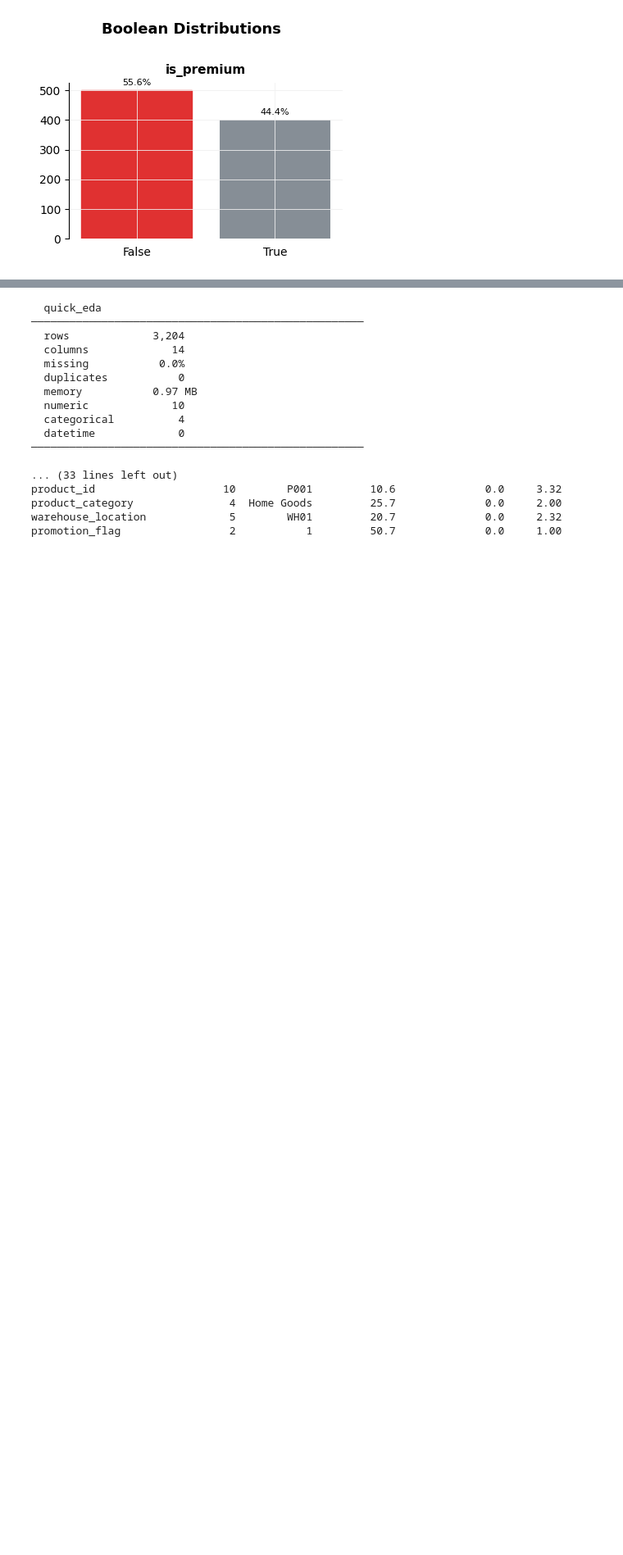
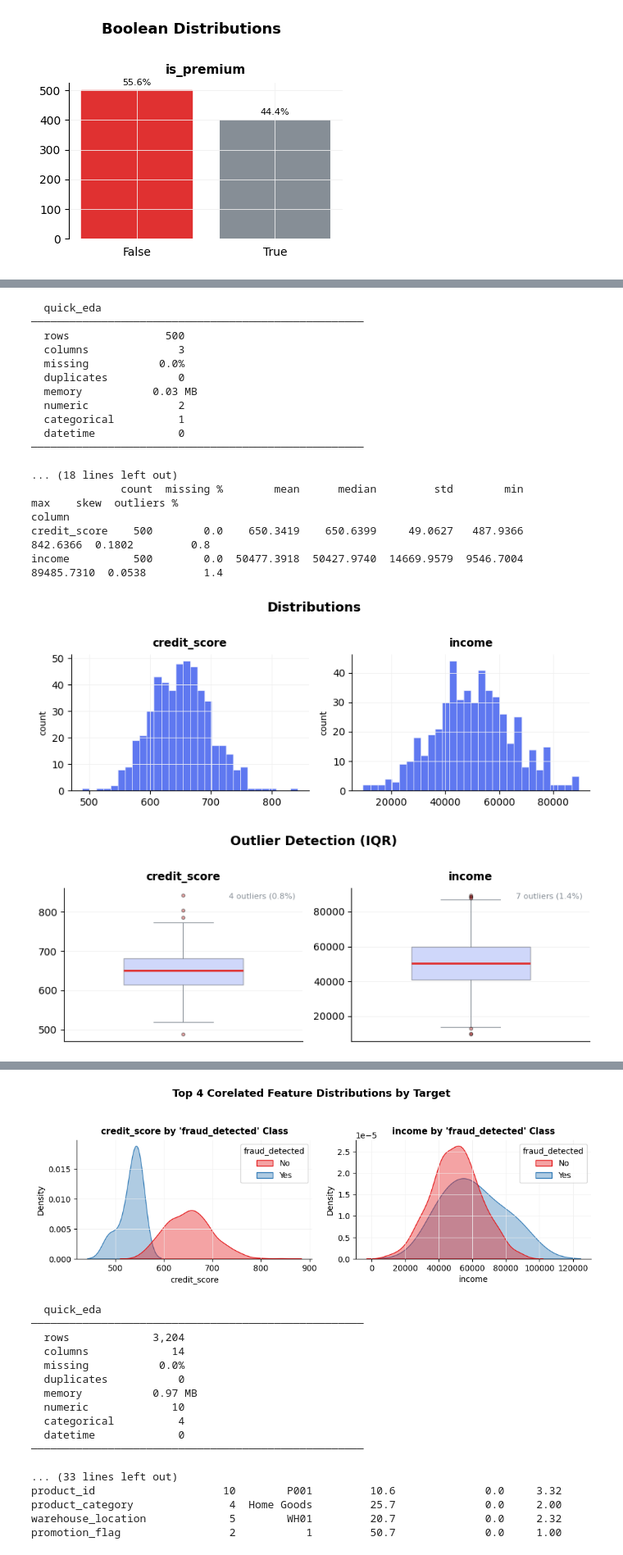
Before and after one commit to GodXSpell/AutoEDA, a Jupyter notebook: examples/demo.ipynb, the cells around one changed output, grey strips where cells are left out. Shown at 82% size. Saved outputs shown, nothing was run; the diff lists cells and outputs as text; code cells hidden in the pictures; blank space fills up the shorter version.

```diff
--- a/examples/demo.ipynb
+++ b/examples/demo.ipynb
@@ -105,0 +149,40 @@ profit_margin   1000        0.0  37321.7381  22453.4760  46368.3853 -9815.3794
+# %%
+# ----------------------------------------------------
+# Showcasing v0.3.0: Target Feature Relevance (Classification)
+# Automatically detects categorical target, checks class imbalance,
+# computes Point-biserial correlations, and overlays KDE distribution plots.
+# ----------------------------------------------------
+import pandas as pd
+import numpy as np
+import quick_eda as qeda
+
+np.random.seed(42)
+n = 500
+df_class = pd.DataFrame({
+    "credit_score": np.random.normal(650, 50, n),
+    "income": np.random.normal(50000, 15000, n)
+})
+# Inject strong correlation and severe class imbalance (minority class < 5%)
+df_class["fraud_detected"] = np.where(df_class["credit_score"] < 550, "Yes", "No")
+
+qeda.quick_eda(df_class, target="fraud_detected")
+# %% [output]
+  quick_eda
+────────────────────────────────────────────────────
+  rows               500
+  columns              3
+  missing           0.0%
+  duplicates           0
+  memory           0.03 MB
+  numeric              2
+  categorical          1
+  datetime             0
+────────────────────────────────────────────────────
+
+... (18 lines left out)
+              count  missing %        mean      median         std        min         max    skew  outliers %
+column
+credit_score    500        0.0    650.3419    650.6399     49.0627   487.9366    842.6366  0.1802         0.8
+income          500        0.0  50477.3918  50427.9740  14669.9579  9546.7004  89485.7310  0.0538         1.4
+[figure, added]
+[figure, added]
@@ -106,3 +191,4 @@ profit_margin   1000        0.0  37321.7381  22453.4760  46368.3853 -9815.3794
+[figure, added]
 # %%
 import pandas as pd
 import quick_eda as qeda
```
Also changed, not shown: parts of 6 cells of this notebook, 10 other files.
